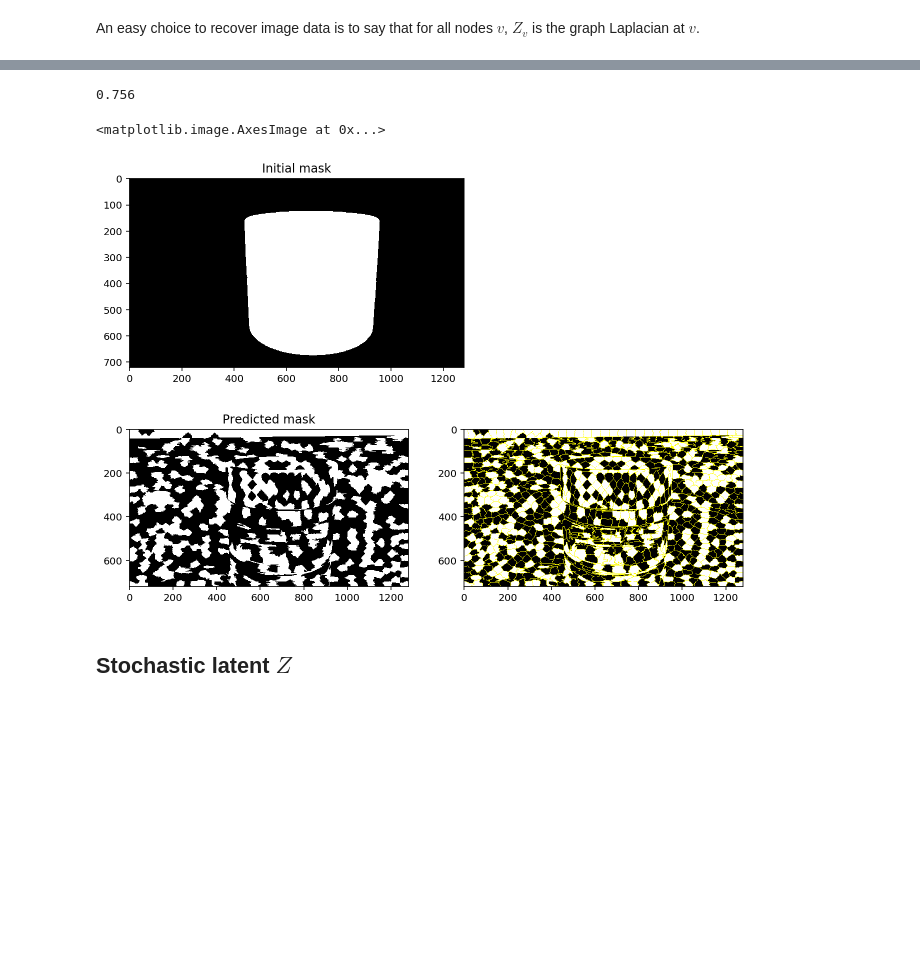
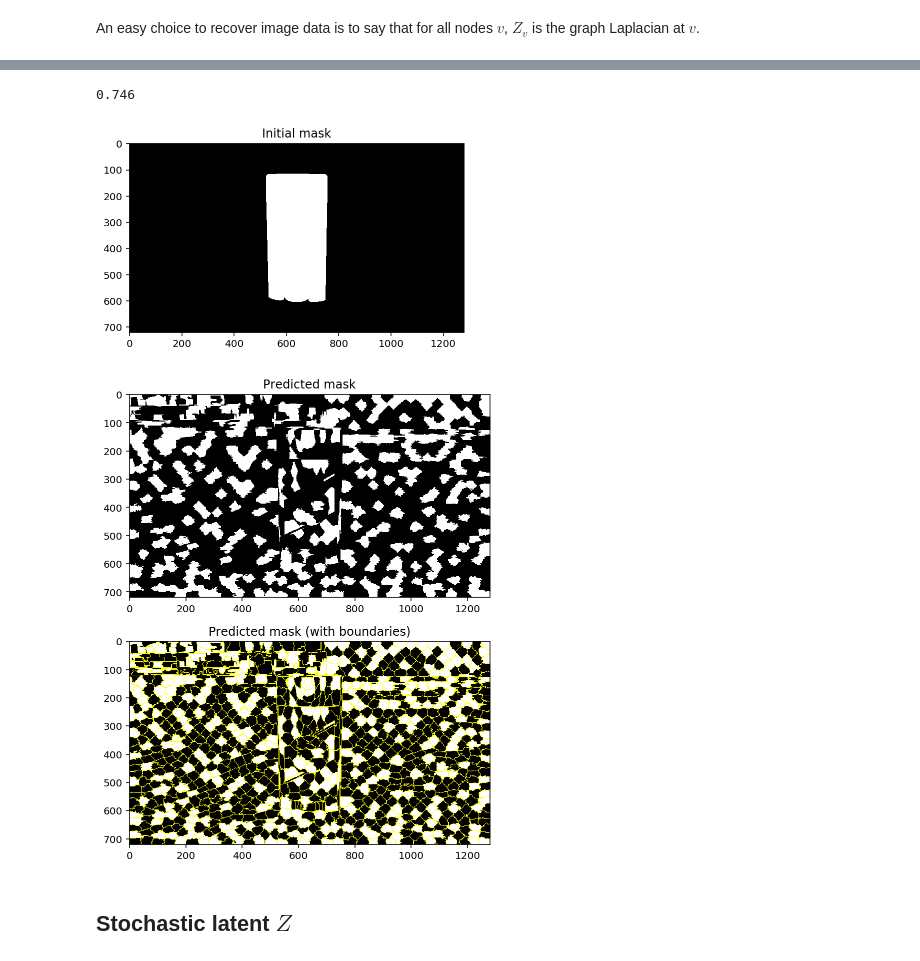
Before and after one commit to JulesSanchez/PhotoRoom-Object-Segmentation, a Jupyter notebook: notebooks/crf.ipynb, the cells around one changed output, grey strips where cells are left out. Drawn from its saved outputs; the diff is of its cells as text; code cells hidden in the pictures; blank space fills up the shorter version.

```diff
--- a/notebooks/crf.ipynb
+++ b/notebooks/crf.ipynb
@@ -39,8 +39,9 @@ IMAGES = sorted(glob.glob(os.path.join(IMAGE_FOLDER, "*.jpg")))
 MASKS = sorted(glob.glob(os.path.join(MASKS_FOLDER, "*.png")))
 # %%
 ## Load an image
-img = cv2.imread(IMAGES[22], cv2.COLOR_BGR2RGB)
-mask = cv2.imread(MASKS[22])
+img = cv2.imread(IMAGES[2])
+img = cv2.cvtColor(img, cv2.COLOR_BGR2RGB)
+mask = cv2.imread(MASKS[2])
 
 plt.imshow(img)
 plt.axis('off');
@@ -145,9 +146,9 @@ from scipy.special import expit
 from scipy.optimize import minimize
 # %%
 def compute_mle(labels):
-
+    EPSILON = 1e-16
     def objective(theta):
-        return -np.sum(np.log(expit(labels * Z @ theta)))
+        return -np.sum(np.log(expit(labels * Z @ theta) + EPSILON))
 
     def gradient(theta):
         weights = expit(-labels * Z @ theta)[:, None]
@@ -187,35 +189,33 @@ from sklearn.metrics import accuracy_score
 # %%
 accuracy_score(labels, labels_predict)
 # %% [output]
-0.756
+0.746
 # %%
-def rebuild_mask(img, assignments, predict_labels):
+def rebuild_mask(img, assignments, labels_predict):
     """Build a mask from the predicted labels and assignment matrix."""
     mask = np.zeros_like(img)
-    for y in range(img.shape[0]):
-        for x in range(img.shape[1]):
-            if predict_labels[assignments[y, x]] > 0:
-                mask[y, x, :] = 255
+    mask[labels_predict[assignments] > 0] = 255
     return mask
 # %%
 mask_predict = rebuild_mask(img, assignments, labels_predict)
 # %%
 plt.figure()
 plt.title("Initial mask")
 plt.imshow(mask)
 
 
-plt.figure(figsize=(11, 7))
+plt.figure(figsize=(9, 7))
 mask_predict_boundaries = mark_boundaries(mask_predict, assignments)
-plt.subplot(121)
+plt.subplot(211)
 plt.title("Predicted mask")
 plt.imshow(mask_predict)
-plt.subplot(122)
+plt.subplot(212)
+plt.title("Predicted mask (with boundaries)")
 plt.imshow(mask_predict_boundaries)
+plt.tight_layout();
 # %% [output]
-<matplotlib.image.AxesImage at 0x...>
-[figure, old version]
+[figure, new version]
-[figure, old version]
+[figure, new version]
 # %% [markdown]
 ## Stochastic latent $Z$
 # %% [markdown]
```
Also changed, not shown: parts of 5 cells of this notebook, 2 other files.
